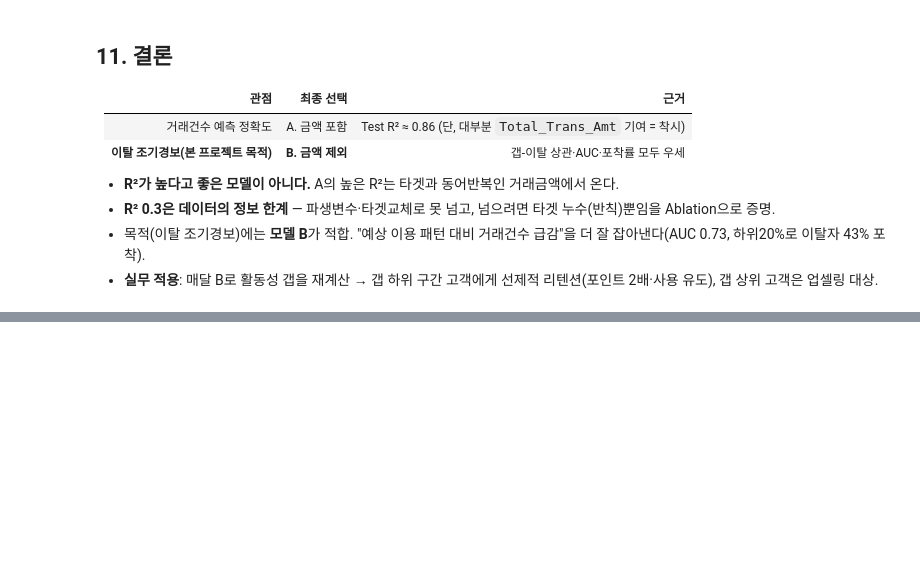
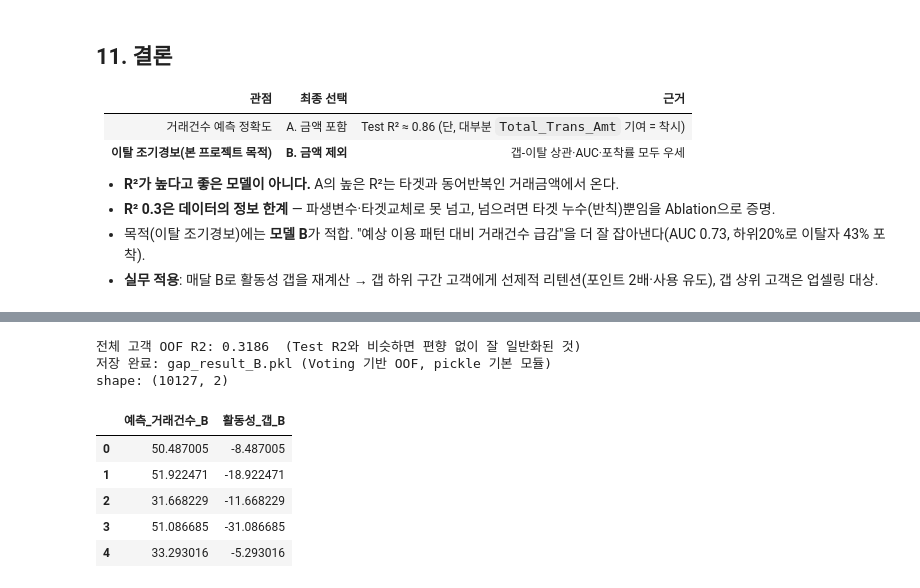
Before and after one commit to SKN-34-castleuk/SKN34-2nd-4Team, a Jupyter notebook: notebooks/04_regression_final.ipynb, the cells around one changed output, grey strips where cells are left out. Saved outputs shown, nothing was run; the diff lists cells and outputs as text; code cells hidden in the pictures; blank space fills up the shorter version.

```diff
--- a/notebooks/04_regression_final.ipynb
+++ b/notebooks/04_regression_final.ipynb
@@ -787,0 +850,33 @@ fig.tight_layout(); plt.show()
+# %%
+import pickle
+
+# 전체 고객(X_Ball, y_all)에 대해 5-fold OOF 예측 → 전원이 out-of-sample
+y_all_B = df["Total_Trans_Ct"]
+oof_estimator = make_estimator(best_B)          # best_B는 Voting(=OOF 안전 후보)
+kf = KFold(n_splits=5, shuffle=True, random_state=42)   # 데이터가 타깃순 정렬이라 shuffle 필수
+oof_pred = cross_val_predict(oof_estimator, X_Ball, y_all_B, cv=kf, n_jobs=1)
+
+from sklearn.metrics import r2_score as _r2
+print(f"전체 고객 OOF R2: {_r2(y_all_B, oof_pred):.4f}  (Test R2와 비슷하면 편향 없이 잘 일반화된 것)")
+
+gap_result_B = pd.DataFrame({
+    "예측_거래건수_B": oof_pred,
+    "활동성_갭_B": y_all_B.values - oof_pred,
+}, index=df.index)
+
+with open("../outputs/gap_result/gap_result_B.pkl", "wb") as f:
+    pickle.dump(gap_result_B, f)
+
+print("저장 완료: gap_result_B.pkl (Voting 기반 OOF, pickle 기본 모듈)")
+print("shape:", gap_result_B.shape)
+gap_result_B.head()
+# %% [output]
+전체 고객 OOF R2: 0.3186  (Test R2와 비슷하면 편향 없이 잘 일반화된 것)
+저장 완료: gap_result_B.pkl (Voting 기반 OOF, pickle 기본 모듈)
+shape: (10127, 2)
+|  | 예측_거래건수_B | 활동성_갭_B |
+| 0 | 50.487005 | -8.487005 |
+| 1 | 51.922471 | -18.922471 |
+| 2 | 31.668229 | -11.668229 |
+| 3 | 51.086685 | -31.086685 |
+| 4 | 33.293016 | -5.293016 |
```
Also changed, not shown: parts of 8 cells of this notebook, 8 other files.
